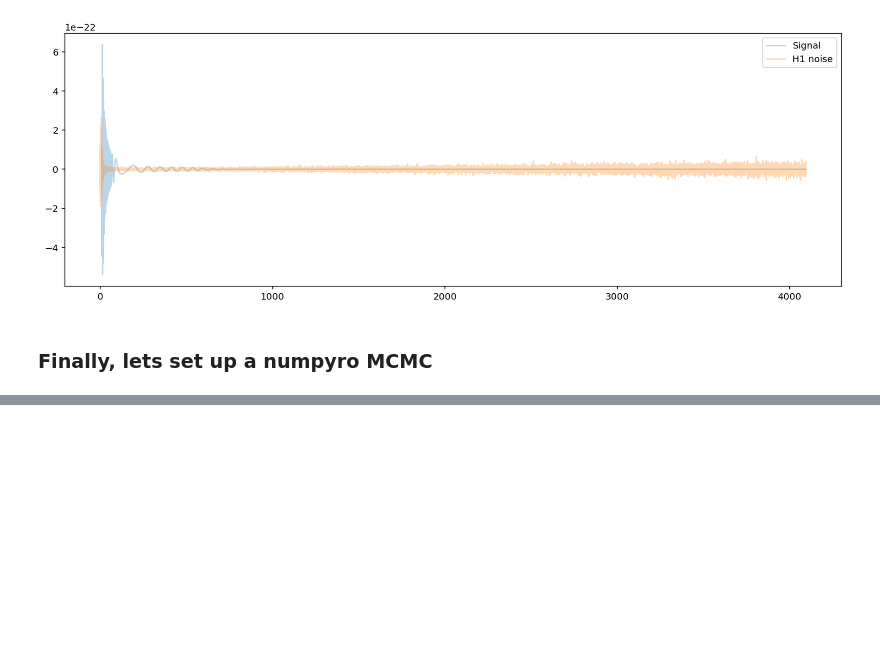
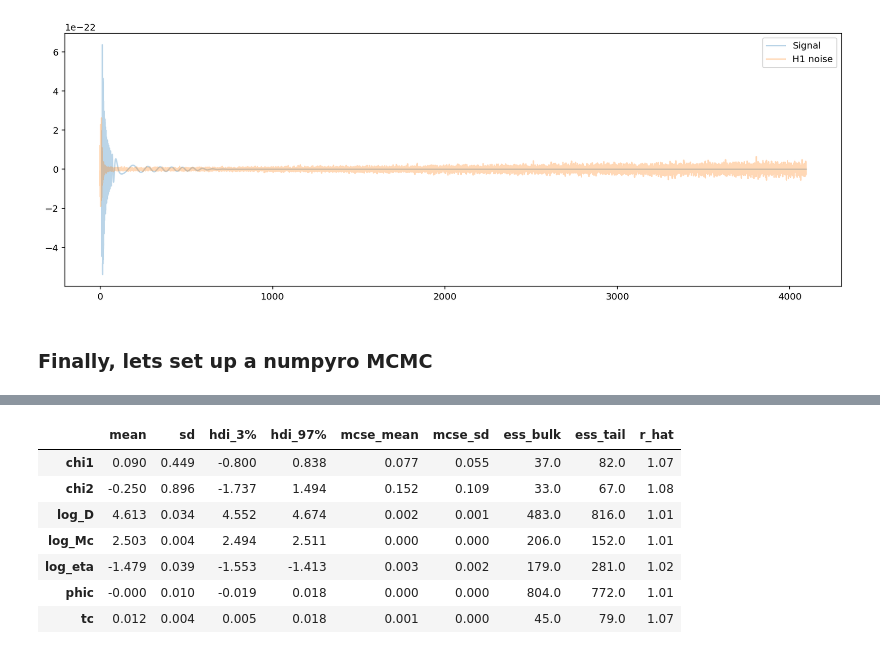
Before and after one commit to tedwards2412/GWPE_JAX, a Jupyter notebook: Notebooks/PE_firstlook.ipynb, the cells around one changed output, grey strips where cells are left out. Saved outputs shown, nothing was run; the diff lists cells and outputs as text; code cells hidden in the pictures; blank space fills up the shorter version.

```diff
--- a/Notebooks/PE_firstlook.ipynb
+++ b/Notebooks/PE_firstlook.ipynb
@@ -172,0 +200,12 @@ pred = samples["pred"].block_until_ready()  # Blocking to get timing right
+# %%
+trace = az.from_numpyro(mcmc)
+az.summary(trace)
+# %% [output]
+|  | mean | sd | hdi_3% | hdi_97% | mcse_mean | mcse_sd | ess_bulk | ess_tail | r_hat |
+| chi1 | 0.090 | 0.449 | -0.800 | 0.838 | 0.077 | 0.055 | 37.0 | 82.0 | 1.07 |
+| chi2 | -0.250 | 0.896 | -1.737 | 1.494 | 0.152 | 0.109 | 33.0 | 67.0 | 1.08 |
+| log_D | 4.613 | 0.034 | 4.552 | 4.674 | 0.002 | 0.001 | 483.0 | 816.0 | 1.01 |
+| log_Mc | 2.503 | 0.004 | 2.494 | 2.511 | 0.000 | 0.000 | 206.0 | 152.0 | 1.01 |
+| log_eta | -1.479 | 0.039 | -1.553 | -1.413 | 0.003 | 0.002 | 179.0 | 281.0 | 1.02 |
+| phic | -0.000 | 0.010 | -0.019 | 0.018 | 0.000 | 0.000 | 804.0 | 772.0 | 1.01 |
+| tc | 0.012 | 0.004 | 0.005 | 0.018 | 0.001 | 0.000 | 45.0 | 79.0 | 1.07 |
```
Also changed, not shown: parts of 9 cells of this notebook.
